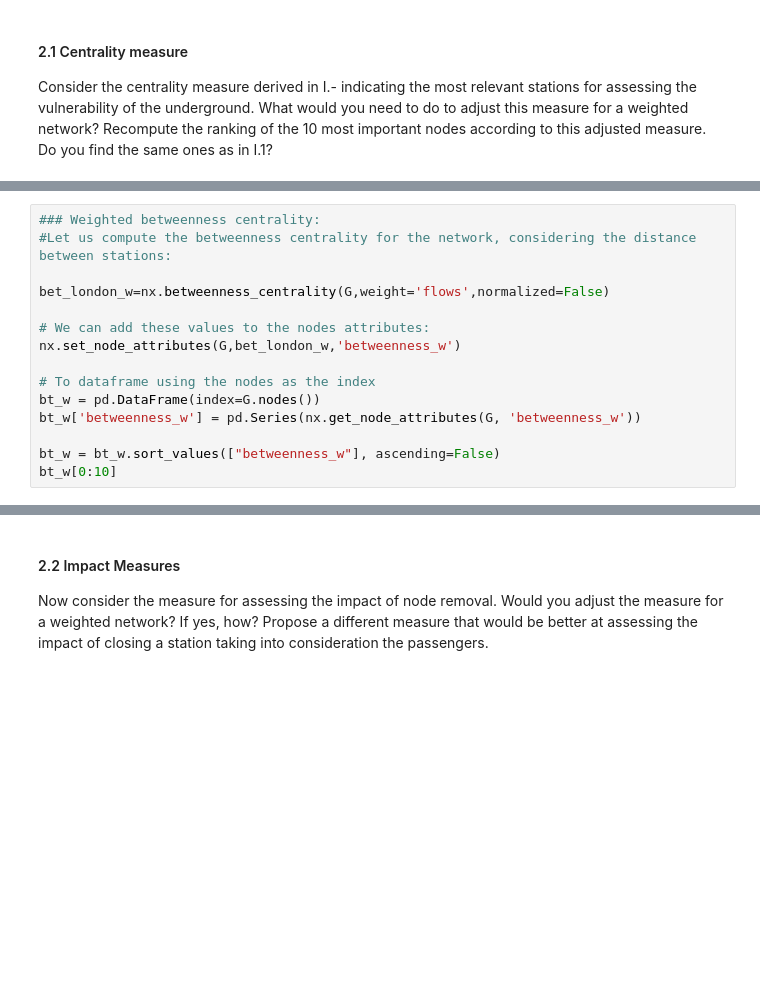
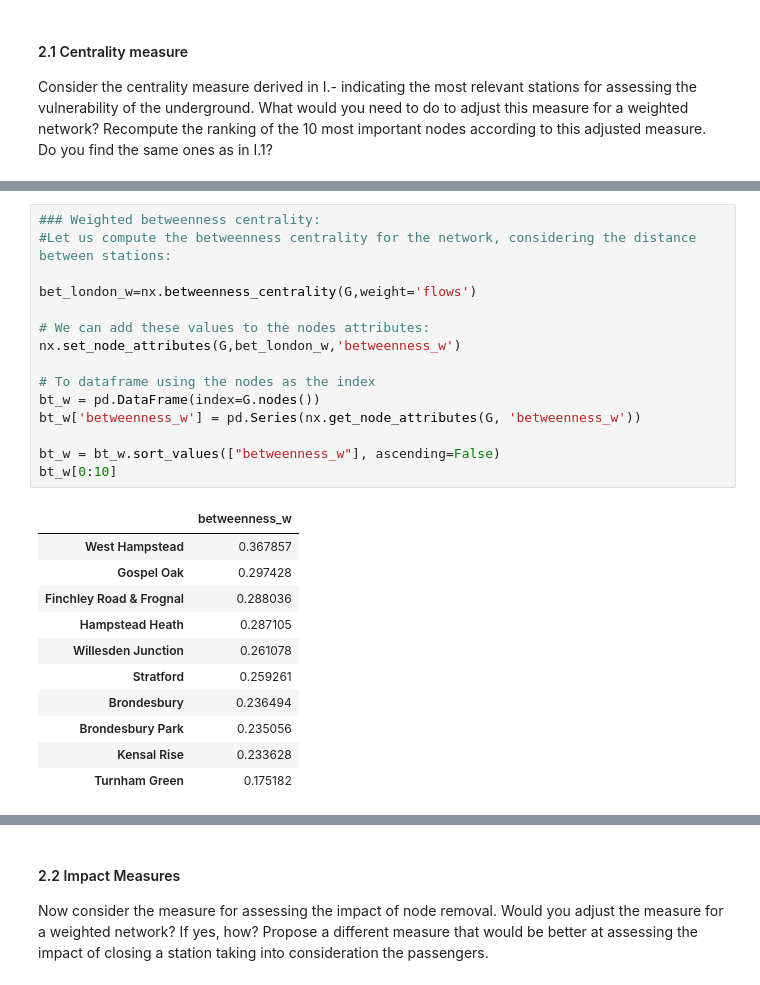
Before and after one commit to brfelipealmeida/LondonTubeNetwork, a Jupyter notebook: Part1_LondonUndergroundResilience.ipynb, the cells around one changed output, grey strips where cells are left out. Saved outputs shown, nothing was run; the diff lists cells and outputs as text; blank space fills up the shorter version.

```diff
--- a/Part1_LondonUndergroundResilience.ipynb
+++ b/Part1_LondonUndergroundResilience.ipynb
@@ -1631,18 +1857,30 @@ eg_w[0:10]
 # %%
 ### Weighted betweenness centrality:
 #Let us compute the betweenness centrality for the network, considering the distance between stations:
 
-bet_london_w=nx.betweenness_centrality(G,weight='flows',normalized=False)
+bet_london_w=nx.betweenness_centrality(G,weight='flows')
 
 # We can add these values to the nodes attributes:
 nx.set_node_attributes(G,bet_london_w,'betweenness_w')
 
 # To dataframe using the nodes as the index
 bt_w = pd.DataFrame(index=G.nodes())
 bt_w['betweenness_w'] = pd.Series(nx.get_node_attributes(G, 'betweenness_w'))
 
 bt_w = bt_w.sort_values(["betweenness_w"], ascending=False)
 bt_w[0:10]
+# %% [output]
+|  | betweenness_w |
+| West Hampstead | 0.367857 |
+| Gospel Oak | 0.297428 |
+| Finchley Road & Frognal | 0.288036 |
+| Hampstead Heath | 0.287105 |
+| Willesden Junction | 0.261078 |
+| Stratford | 0.259261 |
+| Brondesbury | 0.236494 |
+| Brondesbury Park | 0.235056 |
+| Kensal Rise | 0.233628 |
+| Turnham Green | 0.175182 |
 # %%
 # Lets set colour and size of nodes according to betweenness values
 betweenness_w_values=[(i[1]['betweenness_w']) for i in G.nodes(data=True)]
```
Also changed, not shown: parts of 49 cells of this notebook, 9 other files.
